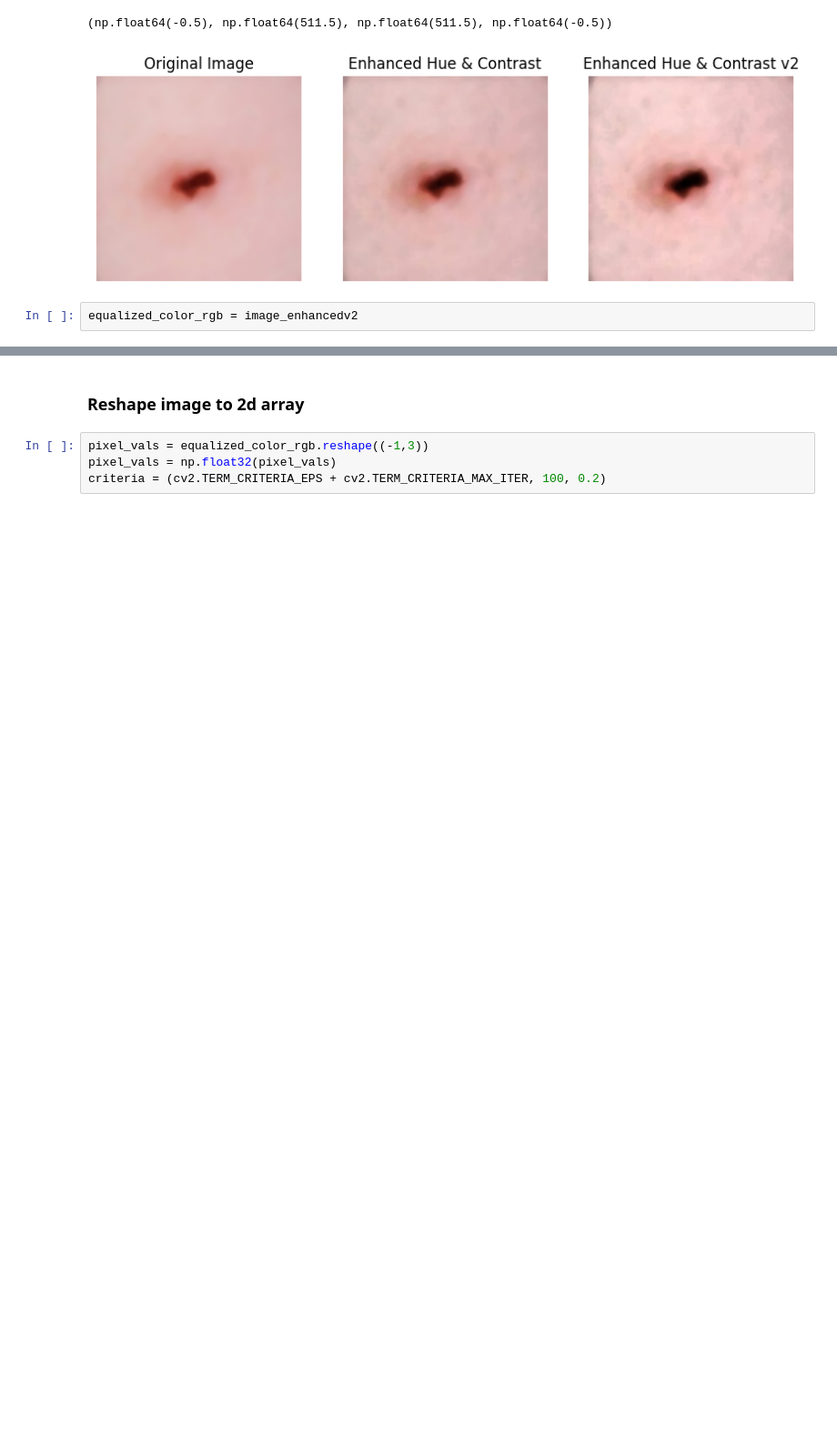
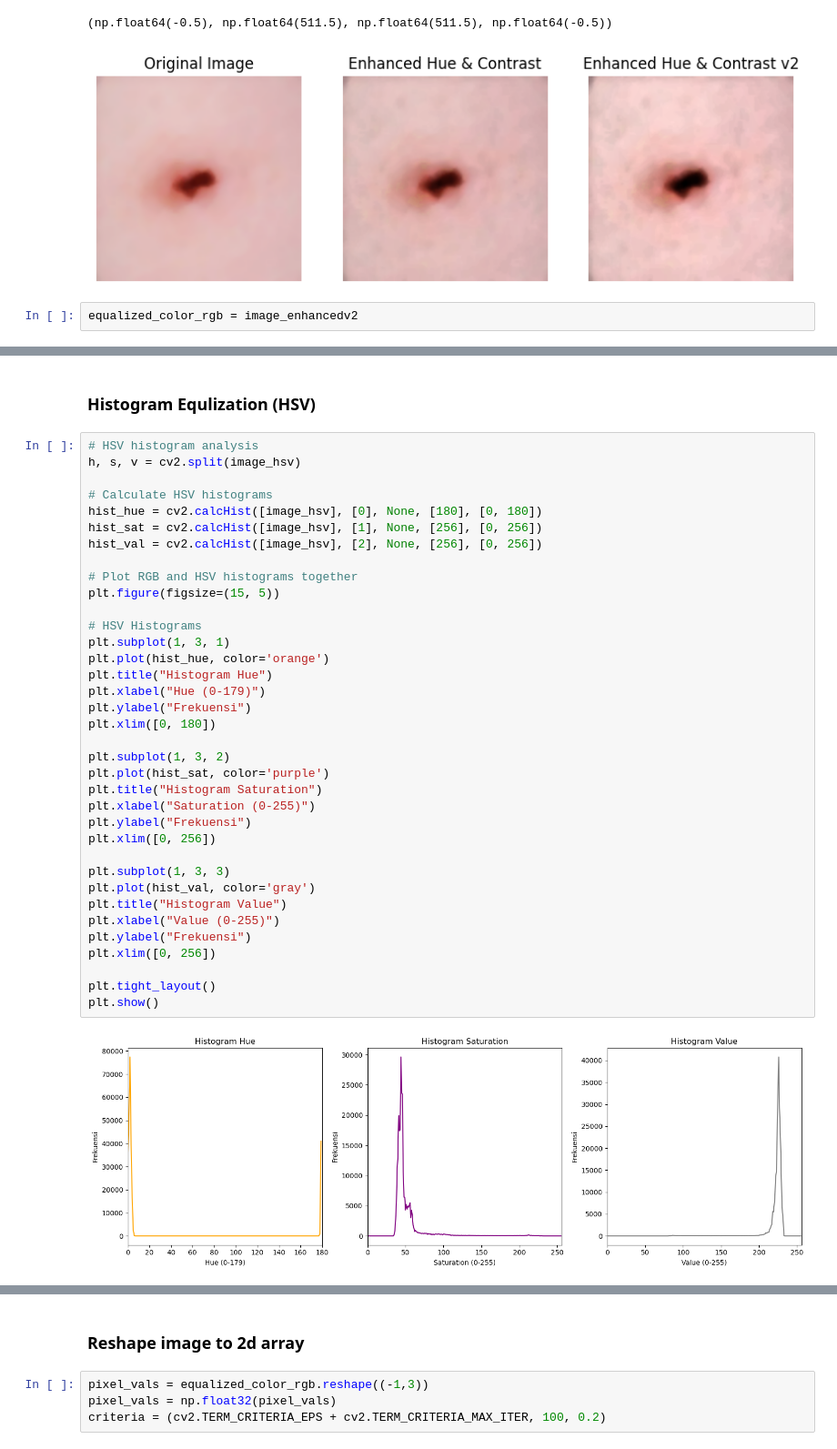
Before and after one commit to PCD-G4/PROJRCT_MELANOMA, a Jupyter notebook: melanoma_detection.ipynb, the cells around one changed output, grey strips where cells are left out. Shown at 91% size. Cells and saved outputs as stored; diff of their text form; blank space fills up the shorter version.

```diff
--- a/melanoma_detection.ipynb
+++ b/melanoma_detection.ipynb
@@ -208,0 +238,40 @@ equalized_color_rgb = image_enhancedv2
+# %% [markdown]
+### Histogram Equlization (HSV)
+# %%
+# HSV histogram analysis
+h, s, v = cv2.split(image_hsv)
+
+# Calculate HSV histograms
+hist_hue = cv2.calcHist([image_hsv], [0], None, [180], [0, 180])
+hist_sat = cv2.calcHist([image_hsv], [1], None, [256], [0, 256])
+hist_val = cv2.calcHist([image_hsv], [2], None, [256], [0, 256])
+
+# Plot RGB and HSV histograms together
+plt.figure(figsize=(15, 5))
+
+# HSV Histograms
+plt.subplot(1, 3, 1)
+plt.plot(hist_hue, color='orange')
+plt.title("Histogram Hue")
+plt.xlabel("Hue (0-179)")
+plt.ylabel("Frekuensi")
+plt.xlim([0, 180])
+
+plt.subplot(1, 3, 2)
+plt.plot(hist_sat, color='purple')
+plt.title("Histogram Saturation")
+plt.xlabel("Saturation (0-255)")
+plt.ylabel("Frekuensi")
+plt.xlim([0, 256])
+
+plt.subplot(1, 3, 3)
+plt.plot(hist_val, color='gray')
+plt.title("Histogram Value")
+plt.xlabel("Value (0-255)")
+plt.ylabel("Frekuensi")
+plt.xlim([0, 256])
+
+plt.tight_layout()
+plt.show()
+# %% [output]
+[figure, added]
```
Also changed, not shown: parts of 4 cells of this notebook.
